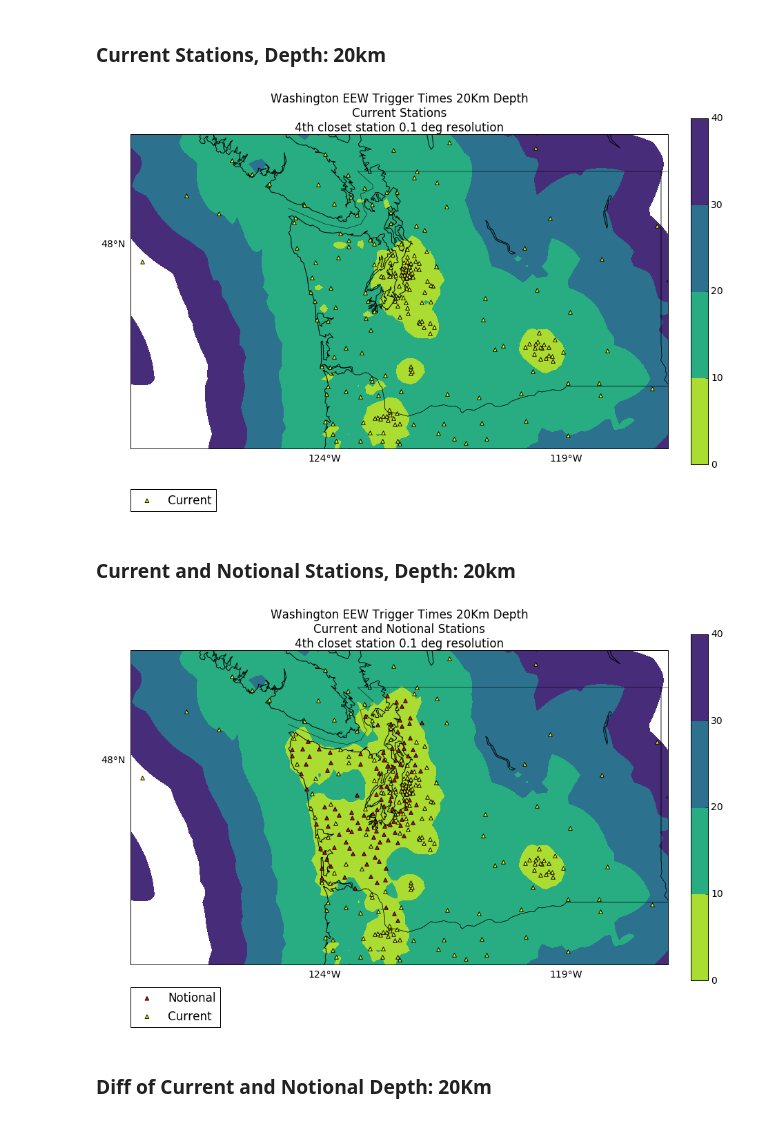
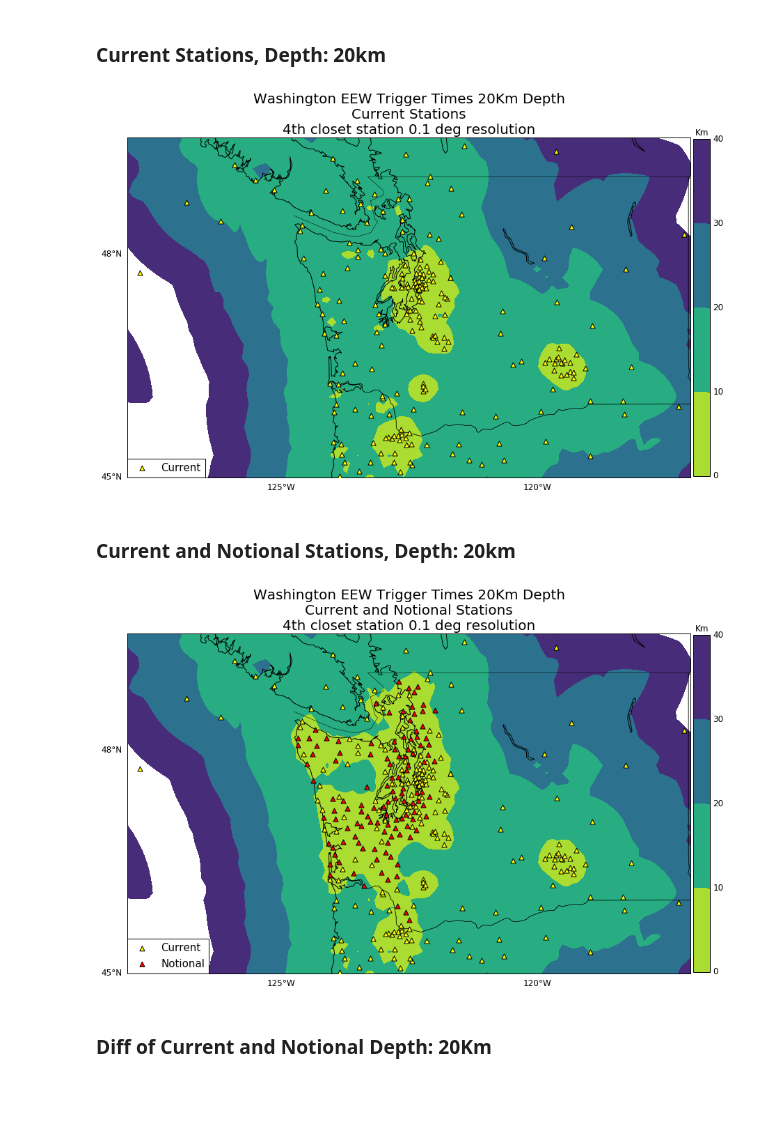
Before and after one commit to pnsn/magd_client, a Jupyter notebook: notebooks/2019_station_density_eew_washington.ipynb, the cells around one changed output. Drawn from its saved outputs; the diff is of its cells as text; code cells hidden in the pictures; blank space fills up the shorter version.

```diff
--- a/notebooks/2019_station_density_eew_washington.ipynb
+++ b/notebooks/2019_station_density_eew_washington.ipynb
@@ -543,31 +552,39 @@ grid_diff_trigger50_path = grid_diff_trigger50.get_path()
 # %% [markdown]
 ### Current Stations, Depth: 20km
 # %%
+path = grid_trigger20.get_path()
 %run -i scripts/plot_heatmap.py \
---path=$grid_trigger20_path \
+--path=$path \
 --title1="Washington EEW Trigger Times 20Km Depth" \
 --title2="Current Stations" \
 --title3="4th closet station 0.1 deg resolution" \
 --plotstas=True \
 --plotwidth=15 \
 --color=viridis_r \
+--legend_pad=0 \
+--colorbar_pad=0.005 \
+--colorbar_fraction=0.0289 \
 --levels=0,10,20,30,40
 # %% [output]
-[figure, old version]
+[figure, new version]
 # %% [markdown]
 ### Current and Notional Stations, Depth: 20km
 # %%
+path = grid_notional_trigger20.get_path()
 %run -i scripts/plot_heatmap.py \
---path=$grid_notional_trigger20_path \
+--path=$path \
 --title1="Washington EEW Trigger Times 20Km Depth" \
 --title2="Current and Notional Stations" \
 --title3="4th closet station 0.1 deg resolution" \
 --plotstas=True \
 --plotwidth=15 \
 --color=viridis_r \
+--legend_pad=0 \
+--colorbar_pad=0.005 \
+--colorbar_fraction=0.0289 \
 --levels=0,10,20,30,40
 # %% [output]
-[figure, old version]
+[figure, new version]
 # %% [markdown]
 ### Diff of Current and Notional Depth: 20Km
 # %%
```
Also changed, not shown: parts of 35 cells of this notebook.
